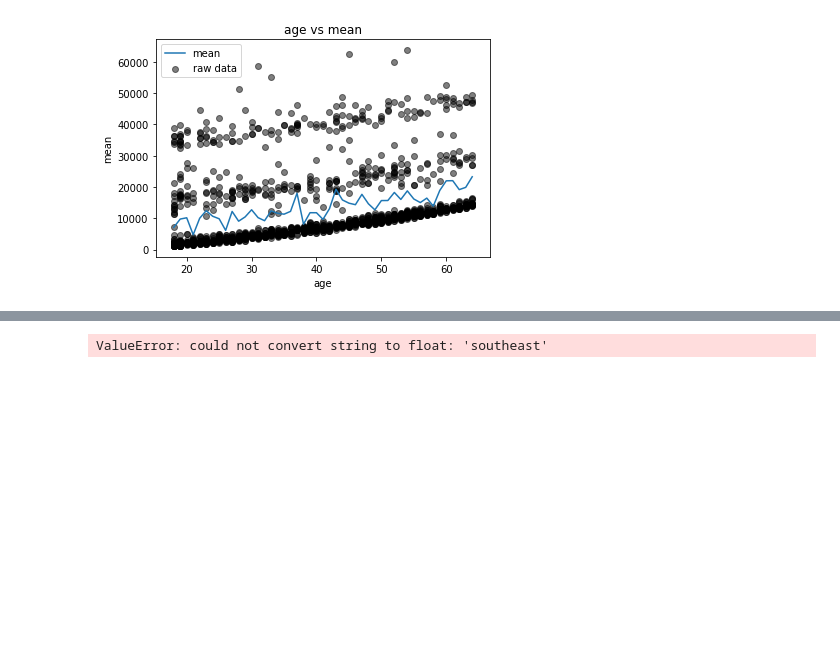
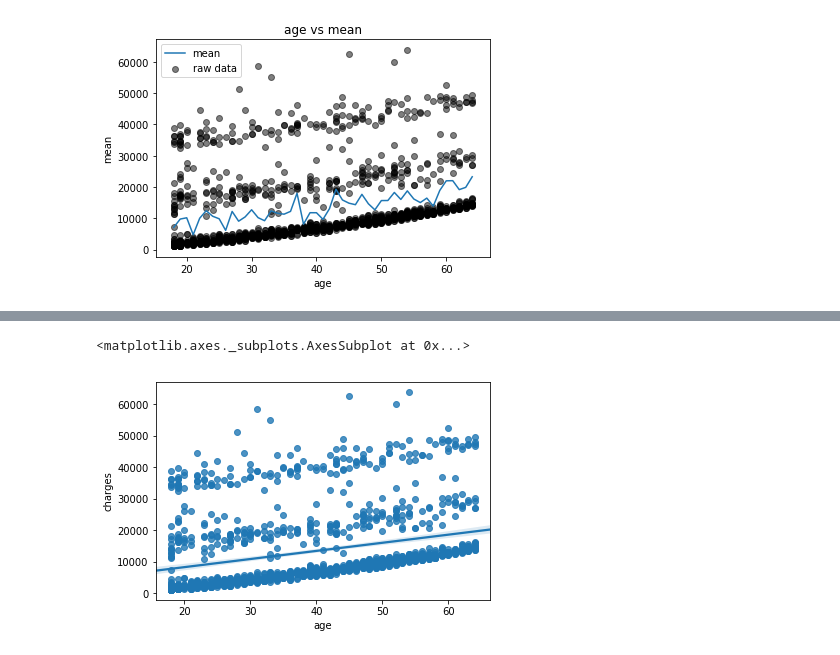
Before and after one commit to unoCamel/BigGoatPlayPen, a Jupyter notebook: Notebooks/insurance.ipynb, the cells around one changed output, grey strips where cells are left out. Drawn from its saved outputs; the diff is of its cells as text; code cells hidden in the pictures; blank space fills up the shorter version.

Commit message:
kinda added regression

```diff
--- a/Notebooks/insurance.ipynb
+++ b/Notebooks/insurance.ipynb
@@ -50,12 +50,20 @@ plt.show()
 # %% [output]
 [figure]
 # %%
-from
+from sklearn import preprocessing
+
+df_dummy = pd.get_dummies(df, columns=["sex", "smoker", "region"], drop_first=False)
+df_dummy.head()
+
+
 #Training set
-all_inputs = df[['age', 'sex', 'bmi', 'children', 'smoker', 'region']].values
-all_labels = df['charges'].values
+all_inputs = df_dummy[['age', 'bmi', 'children', 'sex_female', "sex_male", 'smoker_no', 'smoker_yes', 'region_northeast', 'region_northwest', 'region_southeast', 'region_southwest']].values
+all_labels = df_dummy['charges'].values
 
-all_inputs.pre
+#fix the data
+lb = preprocessing.LabelEncoder()
+lb.fit_transform(all_labels)
+
 all_inputs[:5]
 
 #training split
@@ -65,9 +82,13 @@ from sklearn.model_selection import train_test_split
 # %%
 #decision tree
-from sklearn.tree import DecisionTreeClassifier
+from sklearn import linear_model
+regr = linear_model.LinearRegression()
+regr.fit(training_inputs, training_classes)
+regr.score(testing_inputs, testing_classes)
 
-decisionTreeClassifier = DecisionTreeClassifier()
-decisionTreeClassifier.fit(training_inputs, training_classes)
-decisionTreeClassifier.score(testing_inputs, testing_classes)
+sb.regplot(x="age", y="charges", data=df)
+
+#plt.scatter(df.age.values, df.charges.values)
 # %% [output]
-ValueError: could not convert string to float: 'southeast'
+<matplotlib.axes._subplots.AxesSubplot at 0x...>
+[figure, added]
```
Also changed, not shown: parts of 2 cells of this notebook, 12 other files.
